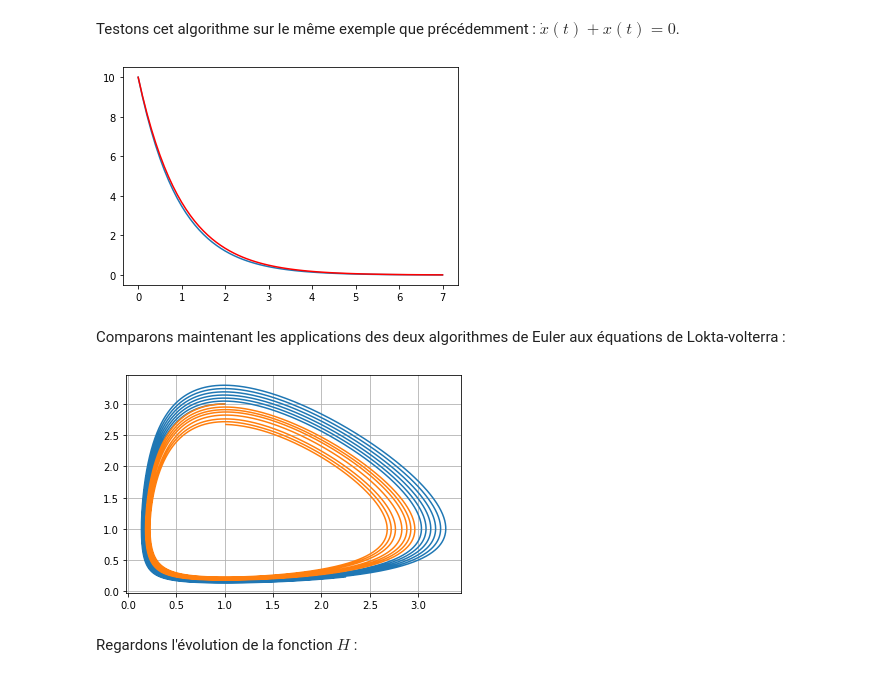
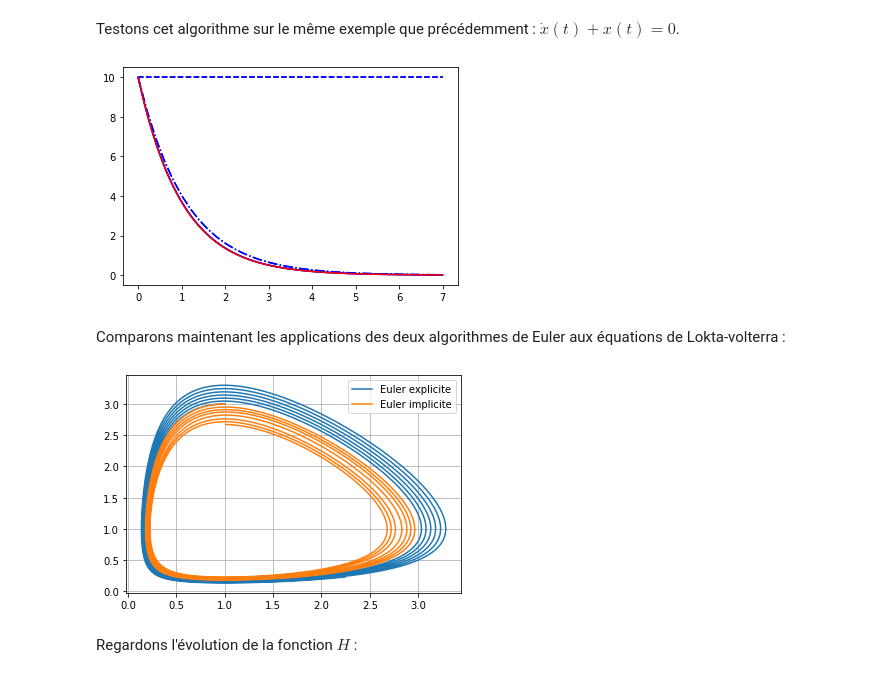
Before and after one commit to pguillot07/Devoir-Maths-Info-Equations-Differentielles, a Jupyter notebook: Rendu_equations_differentielles.ipynb, the cells around one changed output. Drawn from its saved outputs; the diff is of its cells as text; code cells hidden in the pictures.

```diff
--- a/Rendu_equations_differentielles.ipynb
+++ b/Rendu_equations_differentielles.ipynb
@@ -221,13 +217,21 @@ def test(t, x): #test pour l'équation différentielle x'(t) + x(t) = 0
 x0 = [10]
 t0 = 0
 tf = 7
-dt = 0.1
 
+dt = 1
 t, x = solve_euler_explicit(test, x0, dt, t0, tf)
+plt.plot(t, x, label = "$\Delta t = 1 $", c='b', linestyle = '--')
+
+dt = 0.2
+t, x = solve_euler_explicit(test, x0, dt, t0, tf)
+plt.plot(t, x, label = "$\Delta t = 0.1 $", c = 'b', linestyle='-.')
+
+dt = 0.01
+t, x = solve_euler_explicit(test, x0, dt, t0, tf)
+plt.plot(t, x, label = "$\Delta t = 0.01 $", c = 'b')
 x_parfait = x0[0]*(np.exp(t))**(-1)
+plt.plot(t, x_parfait, c='r', label = "Solution parfaite")
 
-plt.plot(t, x, label = "Solution numérique")
-plt.plot(t, x_parfait, c='r', label = "Solution parfaite")
 plt.legend()
 plt.show()
 # %% [output]
@@ -238,11 +250,15 @@ Prenons un autre exemple :
 def orbite(t, x):
     return np.array([x[0] + x[1] - x[0]*(x[0]*x[0] + x[1]*x[1]), -x[0] + x[1] - x[1]*(x[0]*x[0] + x[1]*x[1])])
 
-t, x = solve_euler_explicit(orbite, [2, 1], 0.001, 0, 10)
+dt = 0.001
+t0 = 0
+tf = 10
+
+t, x = solve_euler_explicit(orbite, [2, 1], dt, t0, tf)
 plt.plot(x[:,0], x[:,1], label="Initialisation en (2 , 1)")
-t, x = solve_euler_explicit(orbite, [3, -2], 0.001, 0, 10)
+t, x = solve_euler_explicit(orbite, [3, -2], dt, t0, tf)
 plt.plot(x[:,0], x[:,1], label="Initialisation en (3 , -2)")
-t, x = solve_euler_explicit(orbite, [-0.2, 0.5], 0.001, 0, 10)
+t, x = solve_euler_explicit(orbite, [-0.2, 0.5], dt, t0, tf)
 plt.plot(x[:,0], x[:,1], label="Initialisation en (-0.2 , 0.5)")
 plt.legend()
 plt.show()
@@ -342,17 +369,25 @@ Testons cet algorithme sur le même exemple que précédemment : $ \dot x(t) + x
 # %%
 x0 = [10]
 t0 = 0
 tf = 7
 dt = 0.1
 
-t, x = solve_euler_explicit(test, x0, dt, t0, tf)
+dt = 1
+t, x = solve_euler_implicit(test, x0, dt, t0, tf)
+plt.plot(t, x, label = "$\Delta t = 1 $", c='b', linestyle = '--')
+
+dt = 0.2
+t, x = solve_euler_implicit(test, x0, dt, t0, tf)
+plt.plot(t, x, label = "$\Delta t = 0.1 $", c='b', linestyle='-.')
+
+dt = 0.01
+t, x = solve_euler_implicit(test, x0, dt, t0, tf)
+plt.plot(t, x, label = "$\Delta t = 0.01 $", c = 'b')
 x_parfait = x0[0]*(np.exp(t))**(-1)
-
-plt.plot(t, x, label = "solution numérique")
 plt.plot(t, x_parfait, c='r', label = "Solution parfaite")
 plt.show()
 # %% [output]
-[figure, old version]
+[figure, new version]
 # %% [markdown]
 Comparons maintenant les applications des deux algorithmes de Euler aux équations de Lokta-volterra :
 # %%
@@ -364,11 +399,12 @@ dt = 0.01
 t, x_exp = solve_euler_explicit(LV, x0, dt, t0, tf)
 t, x_imp = solve_euler_implicit(LV, x0, dt, t0, tf)
 
-plt.plot(x_exp.T[0], x_exp.T[1])
-plt.plot(x_imp.T[0], x_imp.T[1])
+plt.plot(x_exp.T[0], x_exp.T[1], label="Euler explicite")
+plt.plot(x_imp.T[0], x_imp.T[1], label="Euler implicite")
 plt.grid()
+plt.legend()
 plt.show() #on affiche explicite et implicite
 # %% [output]
-[figure, old version]
+[figure, new version]
 # %% [markdown]
 Regardons l'évolution de la fonction $H$ :
```
Also changed, not shown: parts of 8 cells of this notebook.
